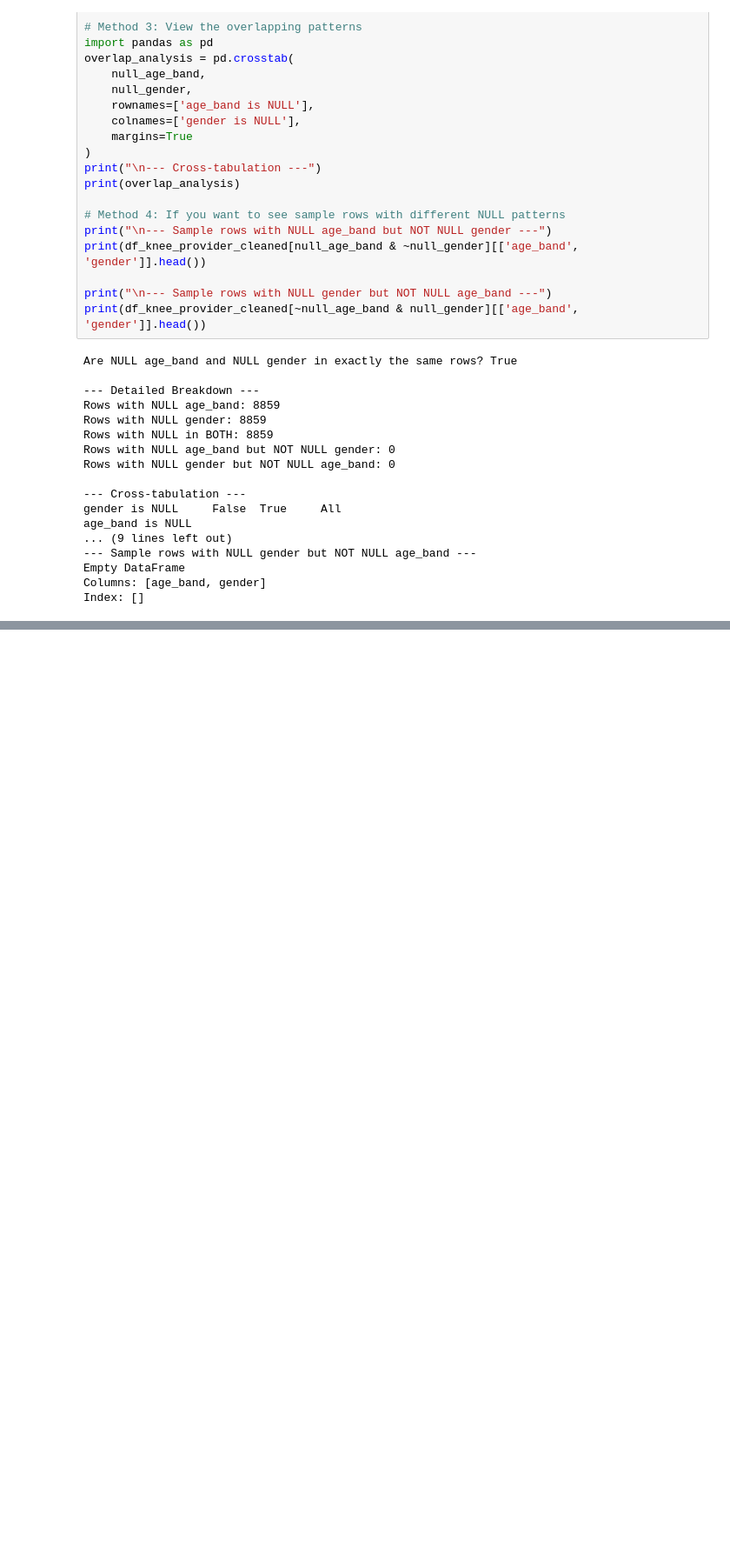
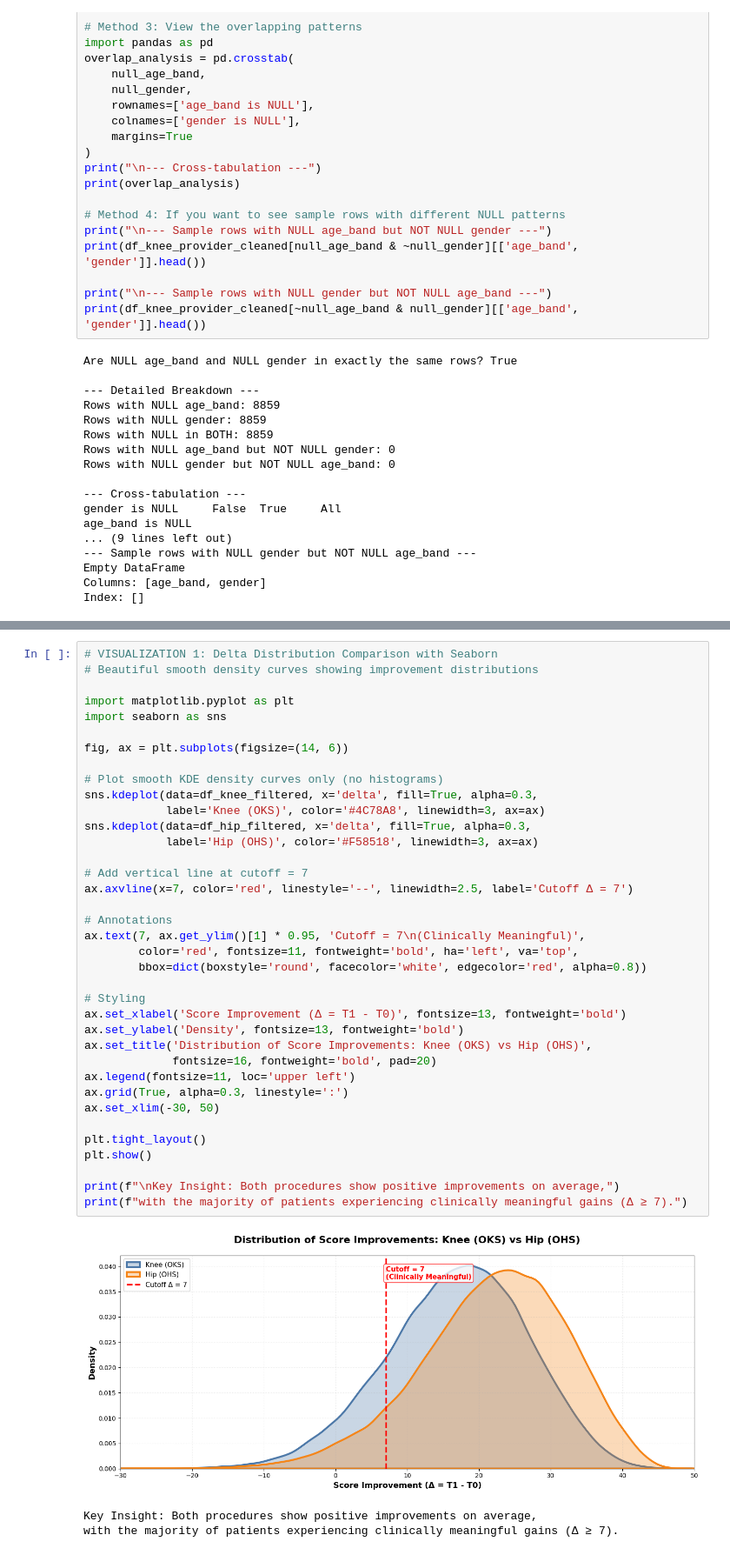
Before and after one commit to saras-audrius/EAISI-Group-Project---NHS, a Jupyter notebook: code/all_dataset_exploration.ipynb, the cells around one changed output, grey strips where cells are left out. Shown at 87% size. Drawn from its saved outputs; the diff is of its cells as text; blank space fills up the shorter version.

```diff
--- a/code/all_dataset_exploration.ipynb
+++ b/code/all_dataset_exploration.ipynb
@@ -2141,0 +2209,41 @@ Index: []
+# %%
+# VISUALIZATION 1: Delta Distribution Comparison with Seaborn
+# Beautiful smooth density curves showing improvement distributions
+
+import matplotlib.pyplot as plt
+import seaborn as sns
+
+fig, ax = plt.subplots(figsize=(14, 6))
+
+# Plot smooth KDE density curves only (no histograms)
+sns.kdeplot(data=df_knee_filtered, x='delta', fill=True, alpha=0.3,
+            label='Knee (OKS)', color='#4C78A8', linewidth=3, ax=ax)
+sns.kdeplot(data=df_hip_filtered, x='delta', fill=True, alpha=0.3,
+            label='Hip (OHS)', color='#F58518', linewidth=3, ax=ax)
+
+# Add vertical line at cutoff = 7
+ax.axvline(x=7, color='red', linestyle='--', linewidth=2.5, label='Cutoff Δ = 7')
+
+# Annotations
+ax.text(7, ax.get_ylim()[1] * 0.95, 'Cutoff = 7\n(Clinically Meaningful)',
+        color='red', fontsize=11, fontweight='bold', ha='left', va='top',
+        bbox=dict(boxstyle='round', facecolor='white', edgecolor='red', alpha=0.8))
+
+# Styling
+ax.set_xlabel('Score Improvement (Δ = T1 - T0)', fontsize=13, fontweight='bold')
+ax.set_ylabel('Density', fontsize=13, fontweight='bold')
+ax.set_title('Distribution of Score Improvements: Knee (OKS) vs Hip (OHS)',
+             fontsize=16, fontweight='bold', pad=20)
+ax.legend(fontsize=11, loc='upper left')
+ax.grid(True, alpha=0.3, linestyle=':')
+ax.set_xlim(-30, 50)
+
+plt.tight_layout()
+plt.show()
+
+print(f"\nKey Insight: Both procedures show positive improvements on average,")
+print(f"with the majority of patients experiencing clinically meaningful gains (Δ ≥ 7).")
+# %% [output]
+[figure, added]
+Key Insight: Both procedures show positive improvements on average,
+with the majority of patients experiencing clinically meaningful gains (Δ ≥ 7).
```
Also changed, not shown: parts of 3 cells of this notebook, 2 other files.
